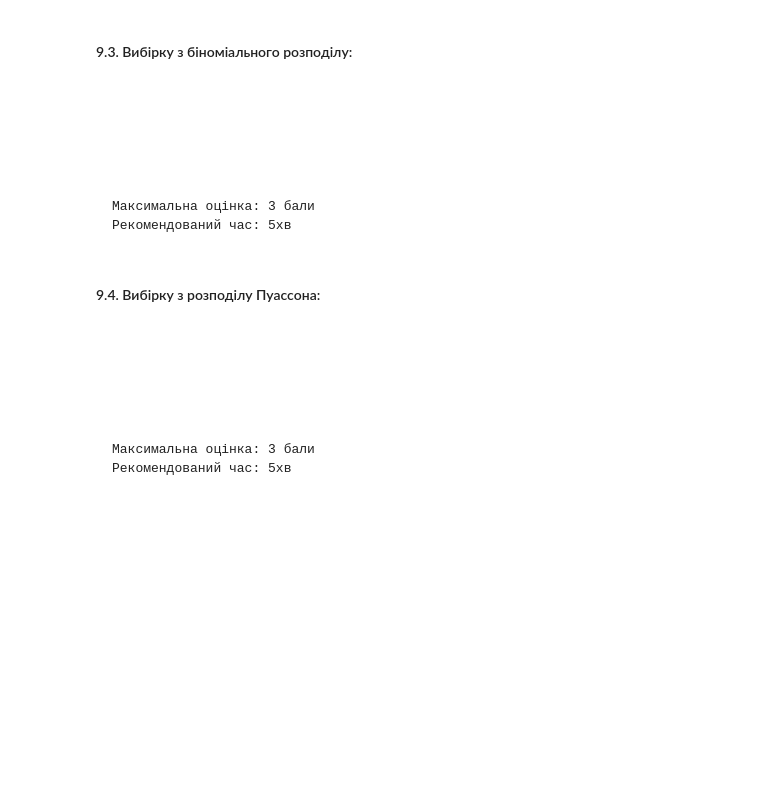
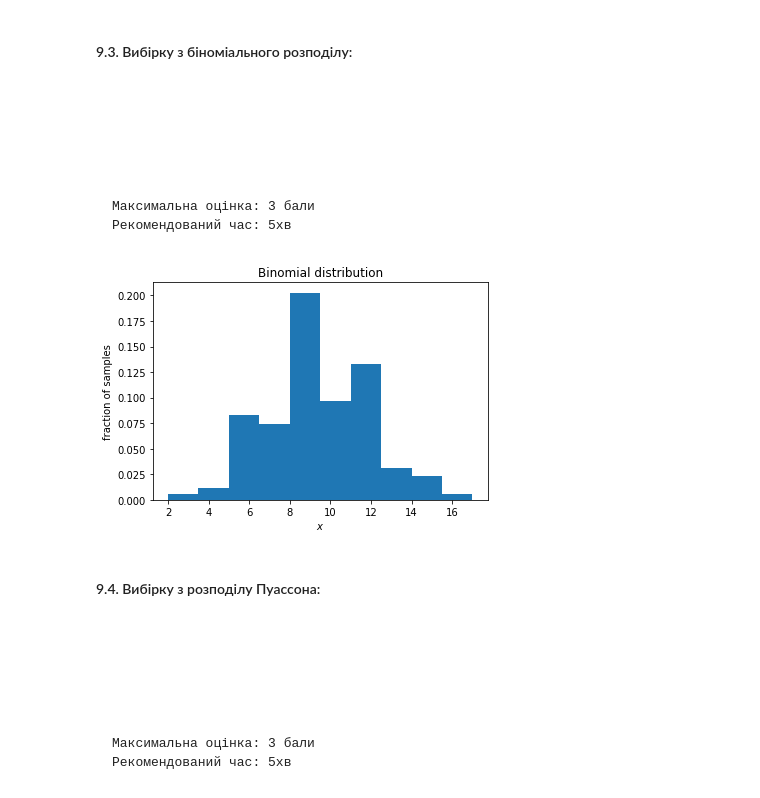
Before and after one commit to andriyrom/DataRoot1, a Jupyter notebook: DataRoot University DS100 Test #2_v1.ipynb, the cells around one changed output. Cells and saved outputs as stored; diff of their text form; code cells hidden in the pictures; blank space fills up the shorter version.

````diff
--- a/DataRoot University DS100 Test #2_v1.ipynb
+++ b/DataRoot University DS100 Test #2_v1.ipynb
@@ -620,6 +674,16 @@ Name: age, dtype: float64
 Максимальна оцінка: 3 бали
 Рекомендований час: 5хв
 ```
+# %%
+binom_rv = st.binom(30, 0.3)
+binom_vals = binom_rv.rvs(1000)
+plt.hist(binom_vals, normed = True)
+plt.xlabel("$x$")
+plt.ylabel("fraction of samples")
+plt.title('Binomial distribution')
+plt.show()
+# %% [output]
+[figure, added]
 # %% [markdown]
 #### 9.4. Вибірку з розподілу Пуассона:
 ```
````
Also changed, not shown: parts of 5 cells of this notebook.
